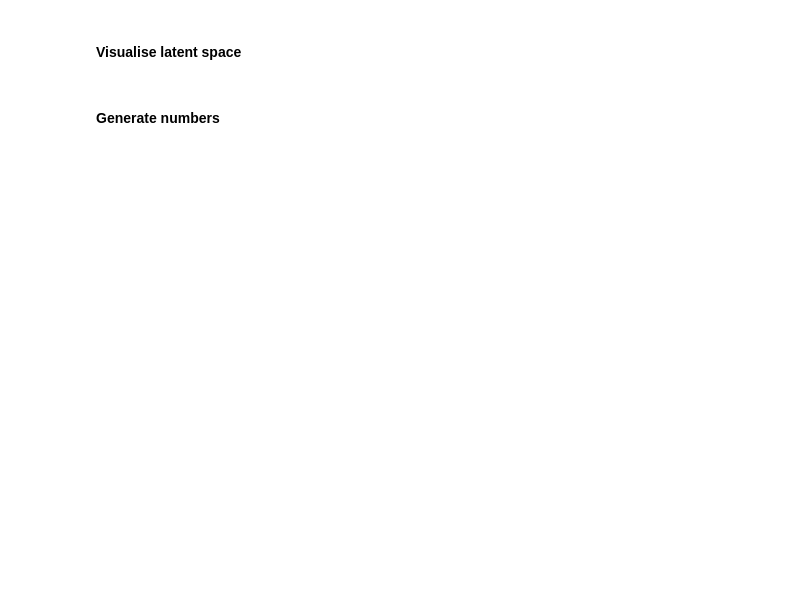
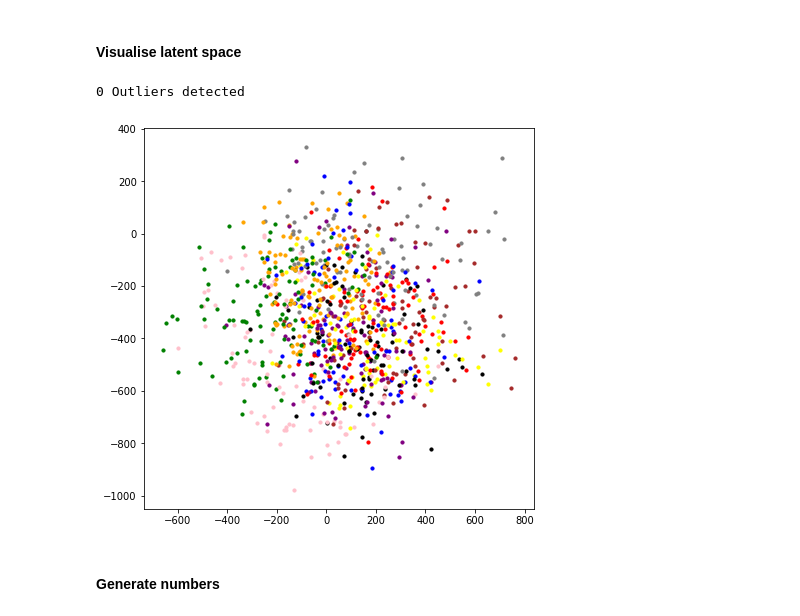
Before and after one commit to lorenzosintini/4YP, a Jupyter notebook: CVAE.ipynb, the cells around one changed output. Saved outputs shown, nothing was run; the diff lists cells and outputs as text; code cells hidden in the pictures; blank space fills up the shorter version.

```diff
--- a/CVAE.ipynb
+++ b/CVAE.ipynb
@@ -239,36 +294,39 @@ def visualize_latent_space(model, range1, range2, data_x, data_y, a, b):
     pic_visualize = data_x[i]
     pic_visualize = pic_visualize.reshape(1, image_shape[0], image_shape[1], N_image_channels).astype('float32')
     label_visualize = data_y[i]
-    label_visualize = label_visualize.reshape(1, 10)
+    label_visualize = label_visualize.reshape(1, len(label_visualize))
 
     z_mean, z_logvar = model.encode(pic_visualize, label_visualize)
     z = model.reparameterize(z_mean, z_logvar)
     num=np.argmax(label_visualize)
 
     if num == 0:
       color = 'blue'
     if num == 1:
       color = 'orange'
     if num == 2:
       color = 'green'
     if num == 3:
       color = 'red'
     if num == 4:
       color = 'purple'
     if num == 5:
       color = 'brown'
     if num == 6:
       color = 'pink'
     if num == 7:
       color = 'gray'
     if num == 8:
       color = 'black'
     if num == 9:
       color = 'yellow'
     plt.scatter(z[:,a],z[:,b], color=color, s=10)
   print('{} Outliers detected'.format(outliers))
 
 visualize_latent_space(model, 0,1000, x_test, test_labels, 0,1)
+# %% [output]
+0 Outliers detected
+[figure, added]
 # %% [markdown]
 #### Generate numbers
 # %%
```
Also changed, not shown: parts of 11 cells of this notebook.
